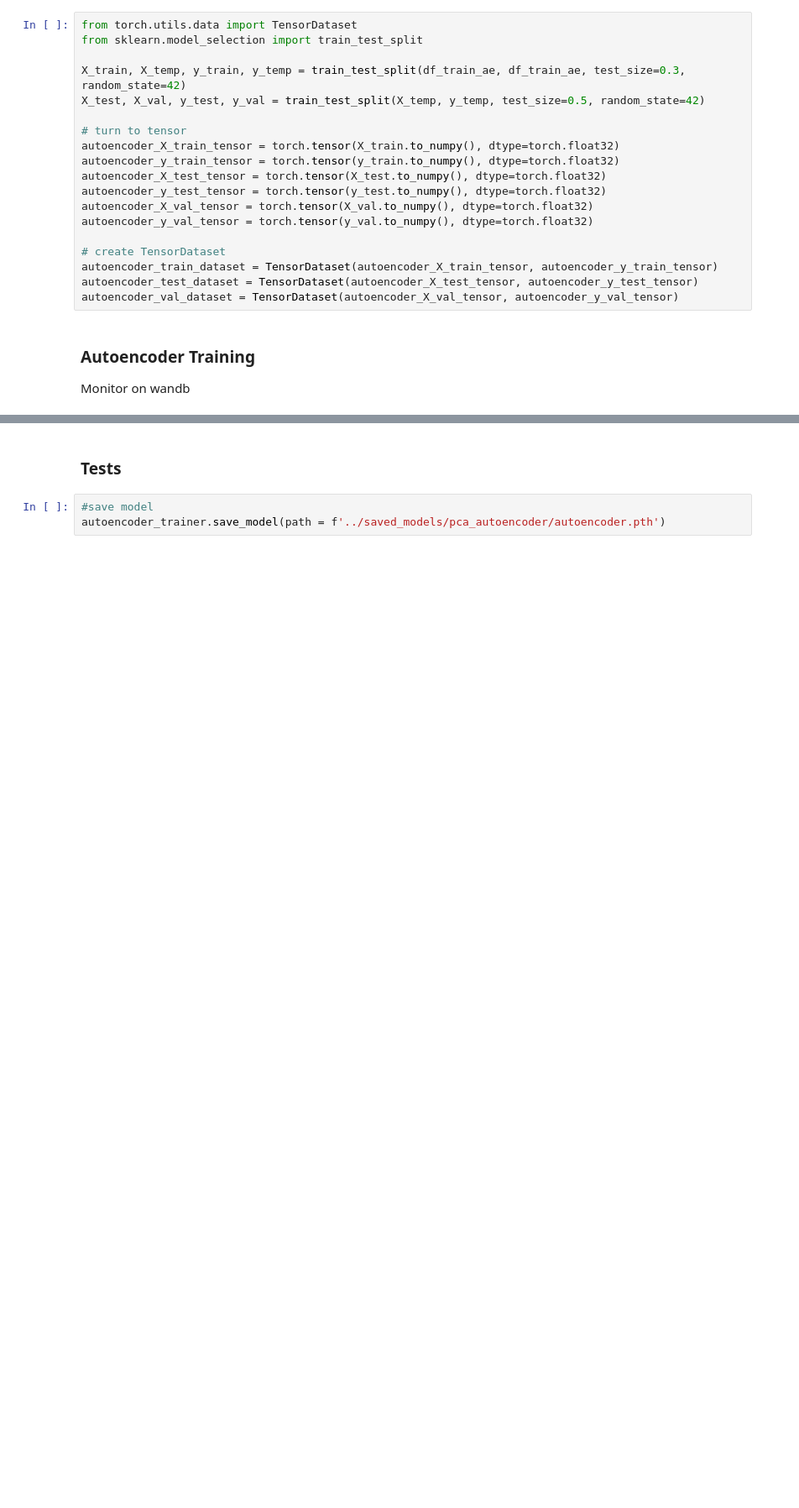
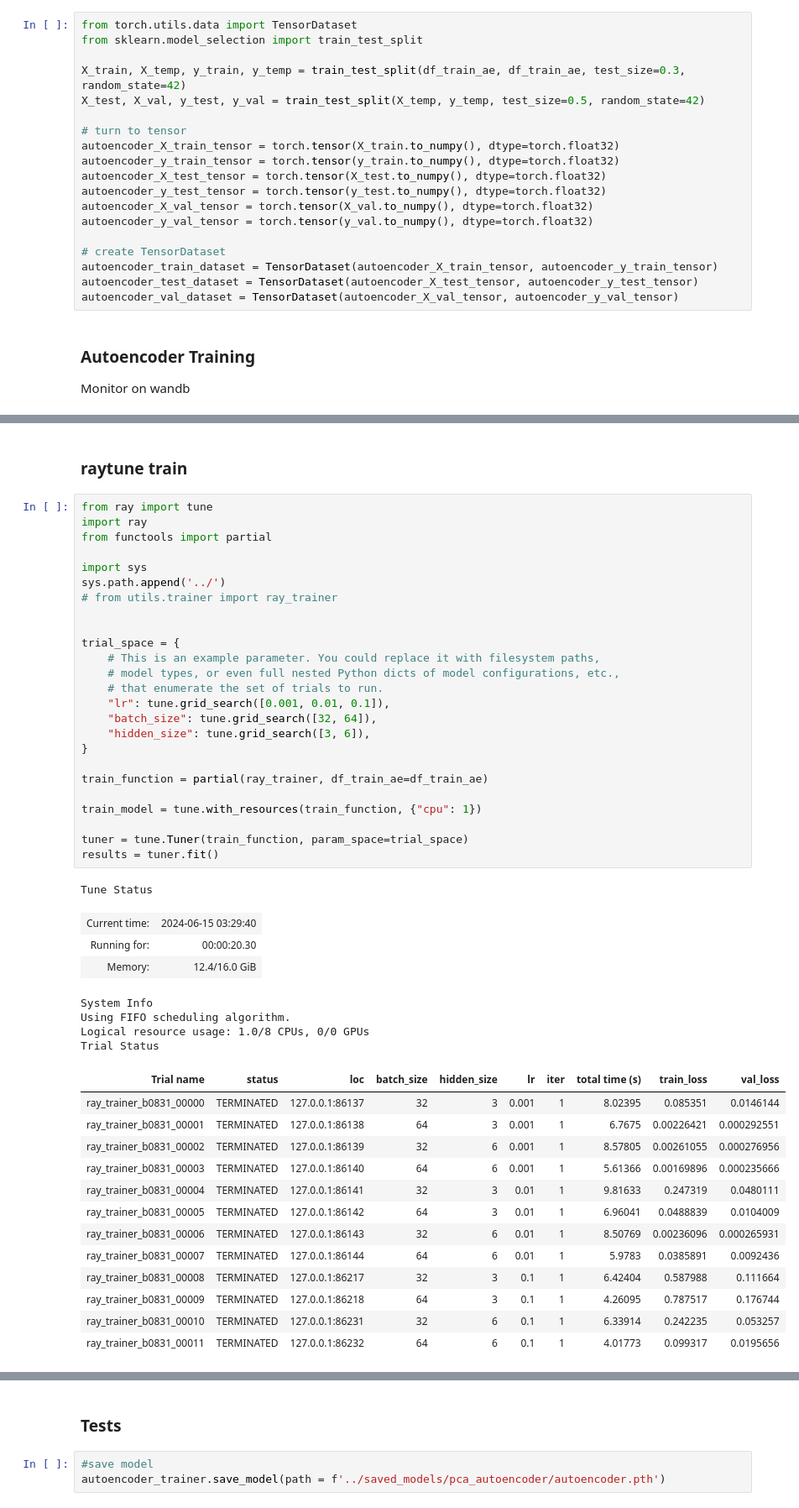
Before and after one commit to gitkeniwo/gps-spoofing-detection, a Jupyter notebook: notebooks/whelan.ipynb, the cells around one changed output, grey strips where cells are left out. Shown: that part at 84% size. Drawn from its saved outputs; the diff is of its cells as text; blank space fills up the shorter version.

Commit message:
add raytune parameter search

```diff
--- a/notebooks/whelan.ipynb
+++ b/notebooks/whelan.ipynb
@@ -457,0 +634,49 @@ Epoch 3/100
+# %% [markdown]
+### raytune train
+# %%
+from ray import tune
+import ray
+from functools import partial
+
+import sys
+sys.path.append('../')
+# from utils.trainer import ray_trainer
+
+
+trial_space = {
+    # This is an example parameter. You could replace it with filesystem paths,
+    # model types, or even full nested Python dicts of model configurations, etc.,
+    # that enumerate the set of trials to run.
+    "lr": tune.grid_search([0.001, 0.01, 0.1]),
+    "batch_size": tune.grid_search([32, 64]),
+    "hidden_size": tune.grid_search([3, 6]),
+}
+
+train_function = partial(ray_trainer, df_train_ae=df_train_ae)
+
+train_model = tune.with_resources(train_function, {"cpu": 1})
+
+tuner = tune.Tuner(train_function, param_space=trial_space)
+results = tuner.fit()
+# %% [output]
+Tune Status
+| Current time: | 2024-06-15 03:29:40 |
+| Running for: | 00:00:20.30 |
+| Memory: | 12.4/16.0 GiB |
+System Info
+Using FIFO scheduling algorithm.
+Logical resource usage: 1.0/8 CPUs, 0/0 GPUs
+Trial Status
+| Trial name | status | loc | batch_size | hidden_size | lr | iter | total time (s) | train_loss | val_loss |
+| ray_trainer_b0831_00000 | TERMINATED | 127.0.0.1:86137 | 32 | 3 | 0.001 | 1 | 8.02395 | 0.085351 | 0.0146144 |
+| ray_trainer_b0831_00001 | TERMINATED | 127.0.0.1:86138 | 64 | 3 | 0.001 | 1 | 6.7675 | 0.00226421 | 0.000292551 |
+| ray_trainer_b0831_00002 | TERMINATED | 127.0.0.1:86139 | 32 | 6 | 0.001 | 1 | 8.57805 | 0.00261055 | 0.000276956 |
+| ray_trainer_b0831_00003 | TERMINATED | 127.0.0.1:86140 | 64 | 6 | 0.001 | 1 | 5.61366 | 0.00169896 | 0.000235666 |
+| ray_trainer_b0831_00004 | TERMINATED | 127.0.0.1:86141 | 32 | 3 | 0.01 | 1 | 9.81633 | 0.247319 | 0.0480111 |
+| ray_trainer_b0831_00005 | TERMINATED | 127.0.0.1:86142 | 64 | 3 | 0.01 | 1 | 6.96041 | 0.0488839 | 0.0104009 |
+| ray_trainer_b0831_00006 | TERMINATED | 127.0.0.1:86143 | 32 | 6 | 0.01 | 1 | 8.50769 | 0.00236096 | 0.000265931 |
+| ray_trainer_b0831_00007 | TERMINATED | 127.0.0.1:86144 | 64 | 6 | 0.01 | 1 | 5.9783 | 0.0385891 | 0.0092436 |
+| ray_trainer_b0831_00008 | TERMINATED | 127.0.0.1:86217 | 32 | 3 | 0.1 | 1 | 6.42404 | 0.587988 | 0.111664 |
+| ray_trainer_b0831_00009 | TERMINATED | 127.0.0.1:86218 | 64 | 3 | 0.1 | 1 | 4.26095 | 0.787517 | 0.176744 |
+| ray_trainer_b0831_00010 | TERMINATED | 127.0.0.1:86231 | 32 | 6 | 0.1 | 1 | 6.33914 | 0.242235 | 0.053257 |
+| ray_trainer_b0831_00011 | TERMINATED | 127.0.0.1:86232 | 64 | 6 | 0.1 | 1 | 4.01773 | 0.099317 | 0.0195656 |
```
Also changed, not shown: parts of 8 cells of this notebook.
